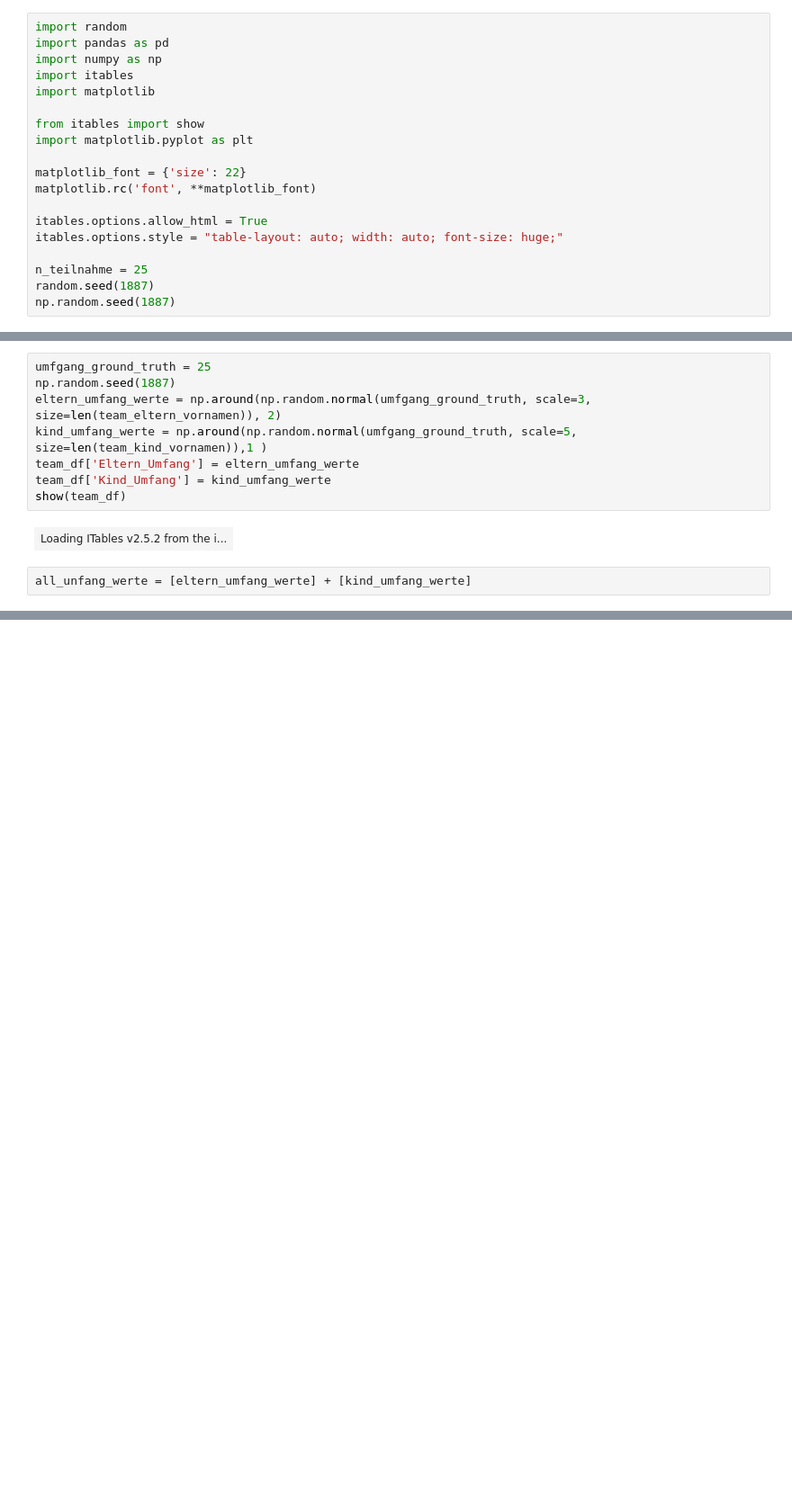
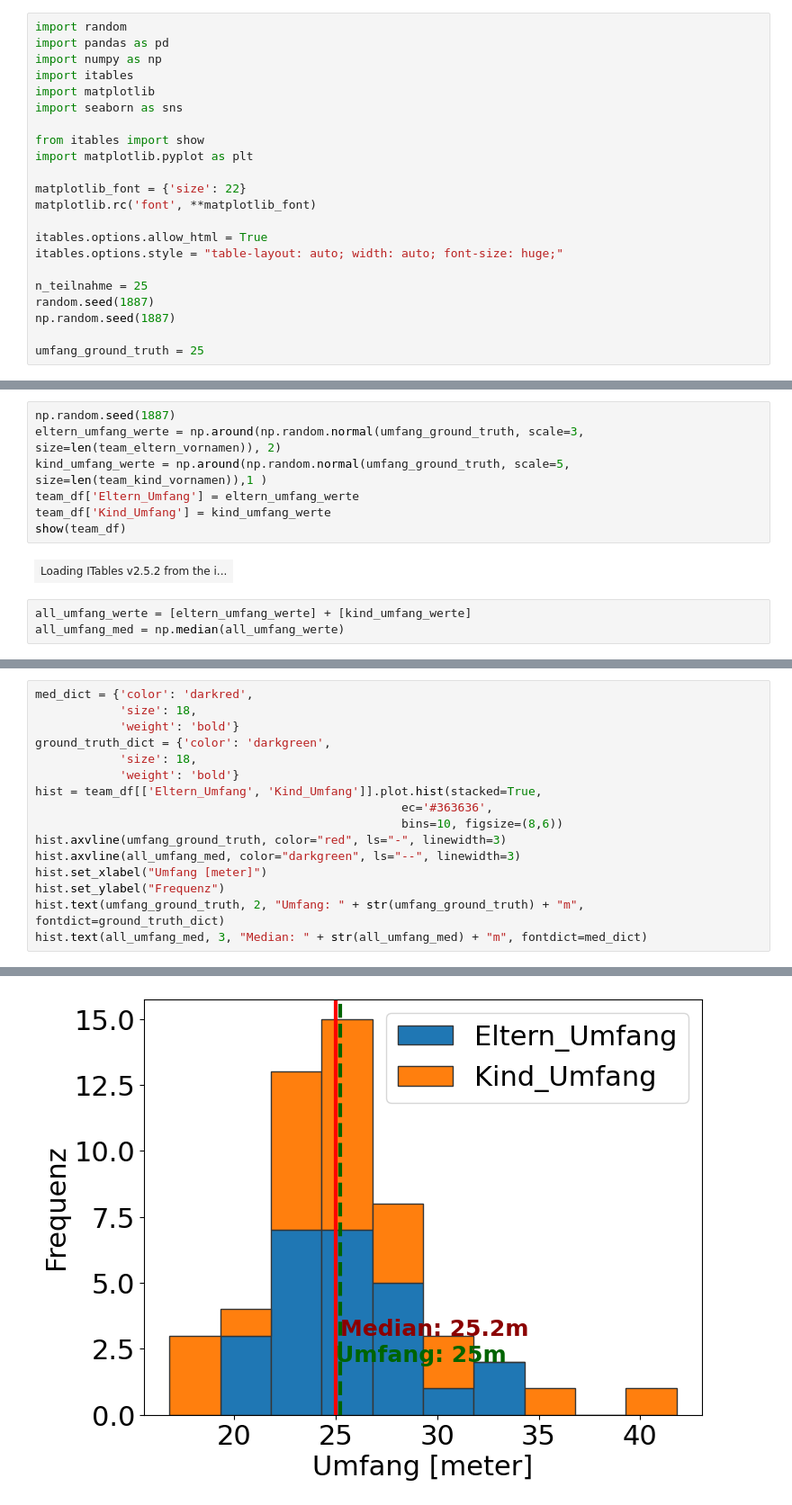
Before and after one commit to bedapub/2025-10-Zukunftstag-simulation, a Jupyter notebook: 2025-10-Zukunftstag-simulation.ipynb, the cells around one changed output, grey strips where cells are left out. Shown at 90% size. Cells and saved outputs as stored; diff of their text form; blank space fills up the shorter version.

Commit message:
up to hist

```diff
--- a/2025-10-Zukunftstag-simulation.ipynb
+++ b/2025-10-Zukunftstag-simulation.ipynb
@@ -23,6 +23,7 @@ import pandas as pd
 import numpy as np
 import itables
 import matplotlib
+import seaborn as sns
 
 from itables import show
 import matplotlib.pyplot as plt
@@ -36,6 +37,8 @@ itables.options.style = "table-layout: auto; width: auto; font-size: huge;"
 n_teilnahme = 25
 random.seed(1887)
 np.random.seed(1887)
+
+umfang_ground_truth = 25
 # %%
 ## Teams: ChatGPT, https://chatgpt.com/share/e/68f8f919-f328-8009-adbf-f3c76574926e
 with open('data/animals.txt', 'r') as tn:
@@ -189,14 +192,14 @@ Mit einer Markierung auf dem Boden zeigen wir den Eltern und Kindern, wie lang e
 
 Bei der Eingabe geben ein Elternteil und das Kind von jedem Team jeweils einen Schätzungswert. Das Elternteil und das Kind, die nähst an den richtigen Wert kommen, gewinnen.
 # %%
-umfgang_ground_truth = 25
 np.random.seed(1887)
-eltern_umfang_werte = np.around(np.random.normal(umfgang_ground_truth, scale=3, size=len(team_eltern_vornamen)), 2)
-kind_umfang_werte = np.around(np.random.normal(umfgang_ground_truth, scale=5, size=len(team_kind_vornamen)),1 )
+eltern_umfang_werte = np.around(np.random.normal(umfang_ground_truth, scale=3, size=len(team_eltern_vornamen)), 2)
+kind_umfang_werte = np.around(np.random.normal(umfang_ground_truth, scale=5, size=len(team_kind_vornamen)),1 )
 team_df['Eltern_Umfang'] = eltern_umfang_werte
 team_df['Kind_Umfang'] = kind_umfang_werte
 show(team_df)
 # %% [output]
 | Loading ITables v2.5.2 from the i... |
 # %%
-all_unfang_werte = [eltern_umfang_werte] + [kind_umfang_werte]
+all_umfang_werte = [eltern_umfang_werte] + [kind_umfang_werte]
+all_umfang_med = np.median(all_umfang_werte)
@@ -214,0 +206,17 @@ plt.show()
+# %%
+med_dict = {'color': 'darkred',
+            'size': 18,
+            'weight': 'bold'}
+ground_truth_dict = {'color': 'darkgreen',
+            'size': 18,
+            'weight': 'bold'}
+hist = team_df[['Eltern_Umfang', 'Kind_Umfang']].plot.hist(stacked=True,
+                                                    ec='#363636',
+                                                    bins=10, figsize=(8,6))
+hist.axvline(umfang_ground_truth, color="red", ls="-", linewidth=3)
+hist.axvline(all_umfang_med, color="darkgreen", ls="--", linewidth=3)
+hist.set_xlabel("Umfang [meter]")
+hist.set_ylabel("Frequenz")
+hist.text(umfang_ground_truth, 2, "Umfang: " + str(umfang_ground_truth) + "m", fontdict=ground_truth_dict)
+hist.text(all_umfang_med, 3, "Median: " + str(all_umfang_med) + "m", fontdict=med_dict)
+# %% [output]
@@ -214,0 +224 @@ plt.show()
+[figure, added]
```
Also changed, not shown: parts of 4 cells of this notebook, 3 other files.
